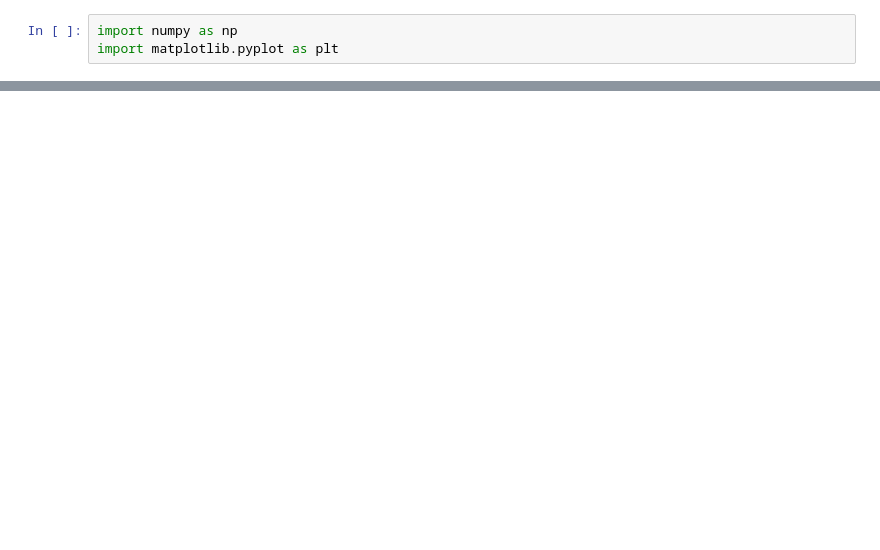
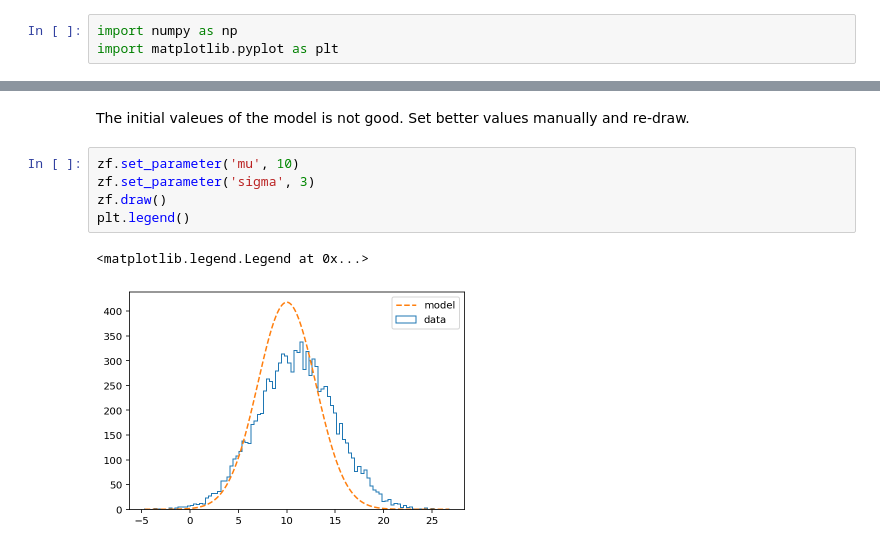
Before and after one commit to mzks/mzfit, a Jupyter notebook: notebook/zfitter1.ipynb, the cells around one changed output, grey strips where cells are left out. Saved outputs shown, nothing was run; the diff lists cells and outputs as text; blank space fills up the shorter version.

```diff
--- a/notebook/zfitter1.ipynb
+++ b/notebook/zfitter1.ipynb
@@ -24,0 +49,11 @@ plt.legend()
+# %% [markdown]
+The initial valeues of the model is not good.
+Set better values manually and re-draw.
+# %%
+zf.set_parameter('mu', 10)
+zf.set_parameter('sigma', 3)
+zf.draw()
+plt.legend()
+# %% [output]
+<matplotlib.legend.Legend at 0x...>
+[figure, added]
```
Also changed, not shown: parts of 14 cells of this notebook, 1 other file.
